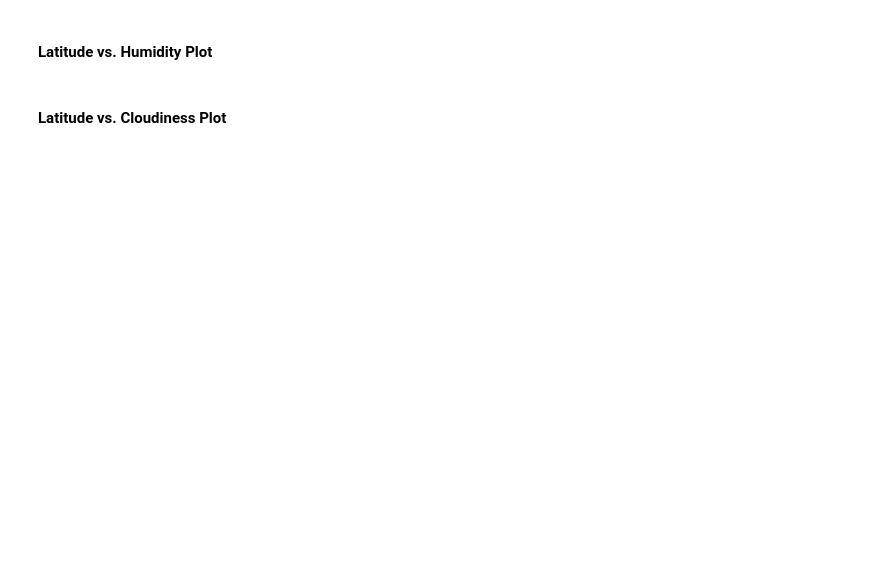
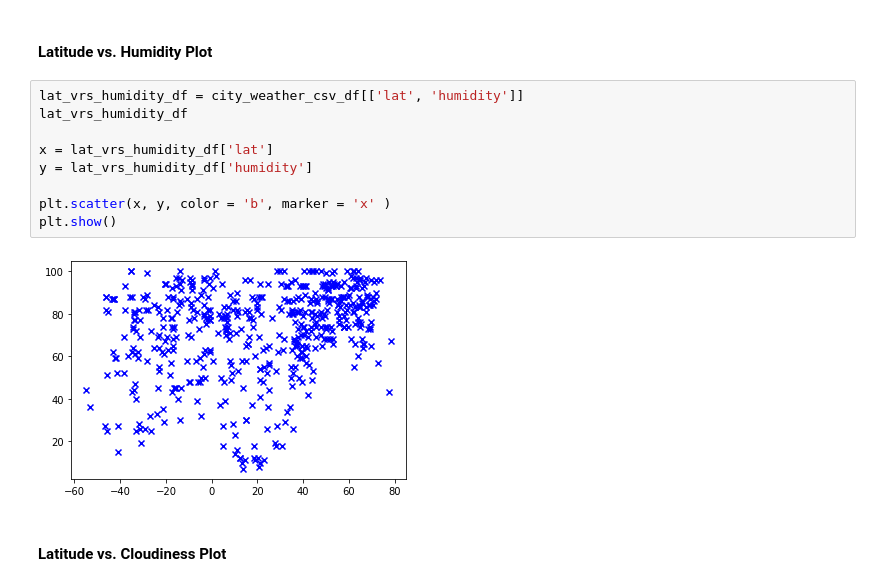
Before and after one commit to scottcm73/Python_getting_data_from_API, a Jupyter notebook: WeatherPy/WeatherPy.ipynb, the cells around one changed output. Saved outputs shown, nothing was run; the diff lists cells and outputs as text; blank space fills up the shorter version.

```diff
--- a/WeatherPy/WeatherPy.ipynb
+++ b/WeatherPy/WeatherPy.ipynb
@@ -65,4 +181,15 @@ len(cities)
 # %% [markdown]
 #### Latitude vs. Humidity Plot
+# %%
+lat_vrs_humidity_df = city_weather_csv_df[['lat', 'humidity']]
+lat_vrs_humidity_df
+
+x = lat_vrs_humidity_df['lat']
+y = lat_vrs_humidity_df['humidity']
+
+plt.scatter(x, y, color = 'b', marker = 'x' )
+plt.show()
+# %% [output]
+[figure, added]
 # %% [markdown]
 #### Latitude vs. Cloudiness Plot
```
Also changed, not shown: parts of 10 cells of this notebook, 1 other file.
